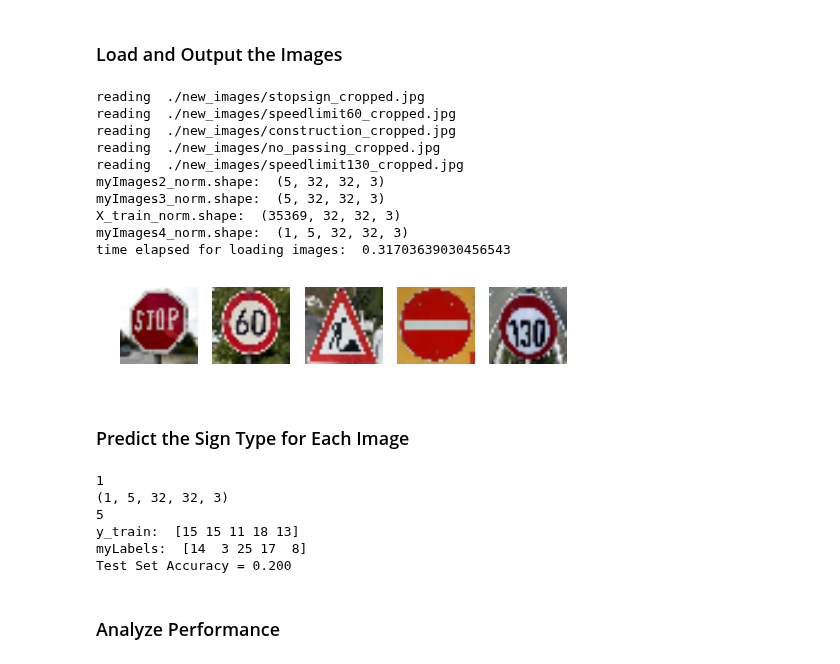
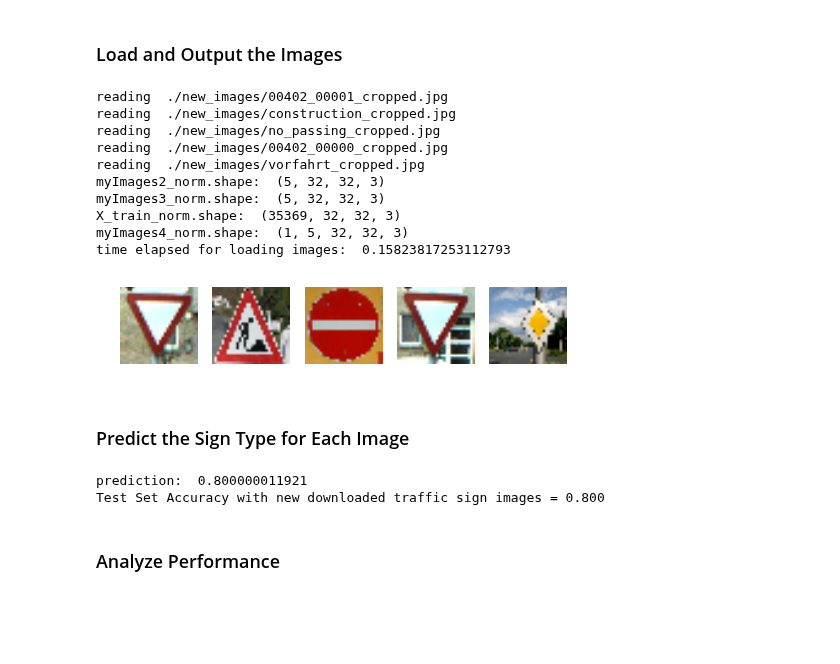
Before and after one commit to patman77/SDCE_nanodegree, a Jupyter notebook: Term1/Project2_Traffic_Sign_Classifier_Project/Traffic_Sign_Classifier.ipynb, the cells around one changed output. Drawn from its saved outputs; the diff is of its cells as text; code cells hidden in the pictures; blank space fills up the shorter version.

```diff
--- a/Term1/Project2_Traffic_Sign_Classifier_Project/Traffic_Sign_Classifier.ipynb
+++ b/Term1/Project2_Traffic_Sign_Classifier_Project/Traffic_Sign_Classifier.ipynb
@@ -106,6 +106,7 @@ The [Matplotlib](http://matplotlib.org/) [examples](http://matplotlib.org/exampl
 import matplotlib.pyplot as plt
 import numpy as np
 import random
+import cv2
 # Visualizations will be shown in the notebook.
 %matplotlib inline
 
@@ -116,6 +117,7 @@ for i in range(9):
     index = random.randint(0, len(X_train))
     image = X_train[index].squeeze()
     axes[i].imshow(image)
+    cv2.imwrite("filename.jpg", image)
     axes[i].set_title(y_train[index])
 #print(y_train[index])
 #print(X_train[index])
@@ -513,7 +515,7 @@ plt.show()
 ### Feel free to use as many code cells as needed.
 import tensorflow as tf
 
-EPOCHS = 50
+EPOCHS = 40
 BATCH_SIZE = 128
 # %% [markdown]
 # Input
@@ -761,60 +763,78 @@ import time
 
 start = time.time()
 
-figure, axes = plt.subplots(1,5,figsize=(8,8))
+filenum = len(glob.glob('./new_images/*_cropped.jp*g'))
+figure, axes = plt.subplots(1,filenum,figsize=(8,8))
 figure.subplots_adjust(hspace = 0.5, wspace=0.2)
 
 myImages = []
+
 
 for i, filename in enumerate(glob.glob('./new_images/*_cropped.jp*g')):
     img = cv2.imread(filename)
     print('reading ', filename)
     #if filename.contains('construction.jpg'):
     #    print('aha')
     dstImg = cv2.resize(img, (32, 32), interpolation = cv2.INTER_LANCZOS4) # only 5 images, can use a slow but good interpolation scheme
-    lab = cv2.cvtColor(dstImg, cv2.COLOR_BGR2LAB)
-    cv2.imshow("lab",lab)    #dstImg2 = np.array(dstImg).reshape(1, 28,28,3)
+    #lab = cv2.cvtColor(dstImg, cv2.COLOR_BGR2LAB)
+    #cv2.imshow("lab",lab)    #dstImg2 = np.array(dstImg).reshape(1, 28,28,3)
     axes[i].axis('off')
     axes[i].imshow(cv2.cvtColor(dstImg, cv2.COLOR_BGR2RGB))
+    #axes[i].imshow(dstImg)
     #np.expand_dims(dstImg, axis=0)
     myImages.append(dstImg)
 
 myImages2      = np.array(myImages)
 myImages2_norm = np.array((myImages2 - 128.0)/128.0)
 print('myImages2_norm.shape: ', myImages2_norm.shape)
 myImages3_norm = np.reshape(myImages2_norm, (-1, 32, 32, 3))
 print('myImages3_norm.shape: ', myImages3_norm.shape)
 print('X_train_norm.shape: ', X_train_norm.shape)
 end = time.time()
 myImages4_norm = np.array([myImages3_norm])
-myImages4_norm = np.reshape(myImages4_norm, (-1, 5, 32, 32, 3))
+myImages4_norm = np.reshape(myImages4_norm, (-1, filenum, 32, 32, 3))
 print('myImages4_norm.shape: ', myImages4_norm.shape)
 print('time elapsed for loading images: ', end - start)
 # %% [output]
-reading  ./new_images/stopsign_cropped.jpg
-reading  ./new_images/speedlimit60_cropped.jpg
+reading  ./new_images/00402_00001_cropped.jpg
 reading  ./new_images/construction_cropped.jpg
 reading  ./new_images/no_passing_cropped.jpg
-reading  ./new_images/speedlimit130_cropped.jpg
+reading  ./new_images/00402_00000_cropped.jpg
+reading  ./new_images/vorfahrt_cropped.jpg
 myImages2_norm.shape:  (5, 32, 32, 3)
 myImages3_norm.shape:  (5, 32, 32, 3)
 X_train_norm.shape:  (35369, 32, 32, 3)
 myImages4_norm.shape:  (1, 5, 32, 32, 3)
-time elapsed for loading images:  0.31703639030456543
+time elapsed for loading images:  0.15823817253112793
-[figure, old version]
+[figure, new version]
 # %% [markdown]
 ### Predict the Sign Type for Each Image
 # %%
+
 ### Run the predictions here and use the model to output the prediction for each image.
 ### Make sure to pre-process the images with the same pre-processing pipeline used earlier.
 ### Feel free to use as many code cells as needed.
 
-myLabels = np.array([14, 3, 25, 17, 8])
-print(len(myImages4_norm))
-print(myImages4_norm.shape)
-print(len(myLabels))
-print('y_train: ', y_train[0:5])
-print('myLabels: ', myLabels)
+#3,Speed limit (60km/h)
+#8,Speed limit (120km/h)
+#12,Priority road
+#13 Yield
+#14,Stop
+#17,No entry
+#25,Road work
+
+myLabels = np.array([13, 25, 17, 13, 12])
+#myLabels = np.array([3,3,3,3,3,3,3])
+#myLabels = np.array([12,12,12,12,12,12,12])
+#myLabels = np.array([14,14,14,14,14,14,14])
+#myLabels = np.array([17,17,17,17,17,17,17])
+#myLabels = np.array([25,25,25,25,25,25,25])
+
+#print(len(myImages4_norm))
+#print(myImages4_norm.shape)
+#print(len(myLabels))
+#print('y_train: ', y_train[0:5])
+#print('myLabels: ', myLabels)
 
 with tf.Session() as session:
     session.run(tf.global_variables_initializer())
@@ -822,15 +842,12 @@ with tf.Session() as session:
     saver3.restore(session, "./lenet")
     #myImages2_norm = tf.placeholder(tf.float32,[None, 784])
     myAccuracy = evaluate(myImages3_norm, myLabels) # this gives a TensorFlow dimension error, why
+    print('prediction: ', myAccuracy)
     #myAccuracy = evaluate(X_train_norm, y_train) #
-    print("Test Set Accuracy = {:.3f}".format(myAccuracy))
+    print("Test Set Accuracy with new downloaded traffic sign images = {:.3f}".format(myAccuracy))
 # %% [output]
-1
-(1, 5, 32, 32, 3)
-5
-y_train:  [15 15 11 18 13]
-myLabels:  [14  3 25 17  8]
-Test Set Accuracy = 0.200
+prediction:  0.800000011921
+Test Set Accuracy with new downloaded traffic sign images = 0.800
 # %% [markdown]
 ### Analyze Performance
 # %%
```
Also changed, not shown: parts of 12 cells of this notebook, 2 other files.
